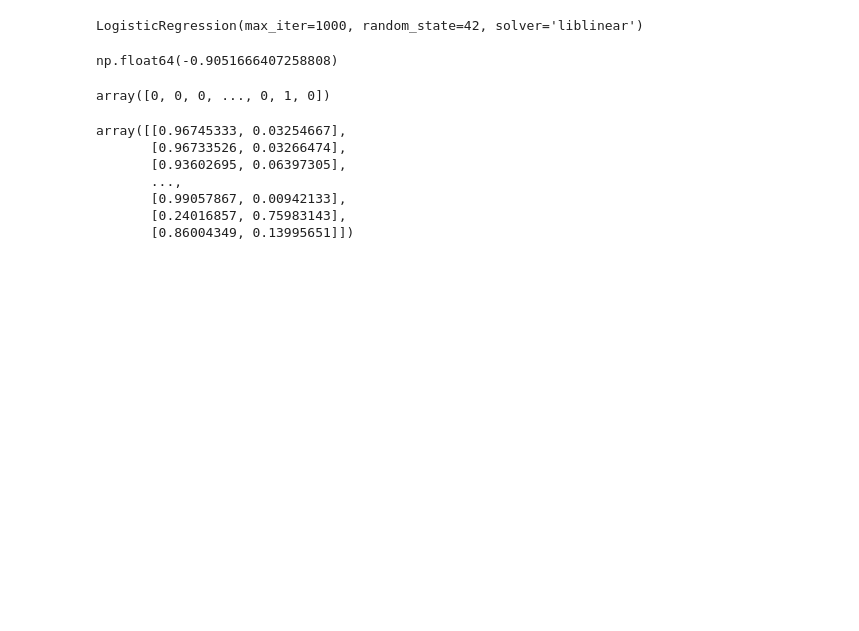
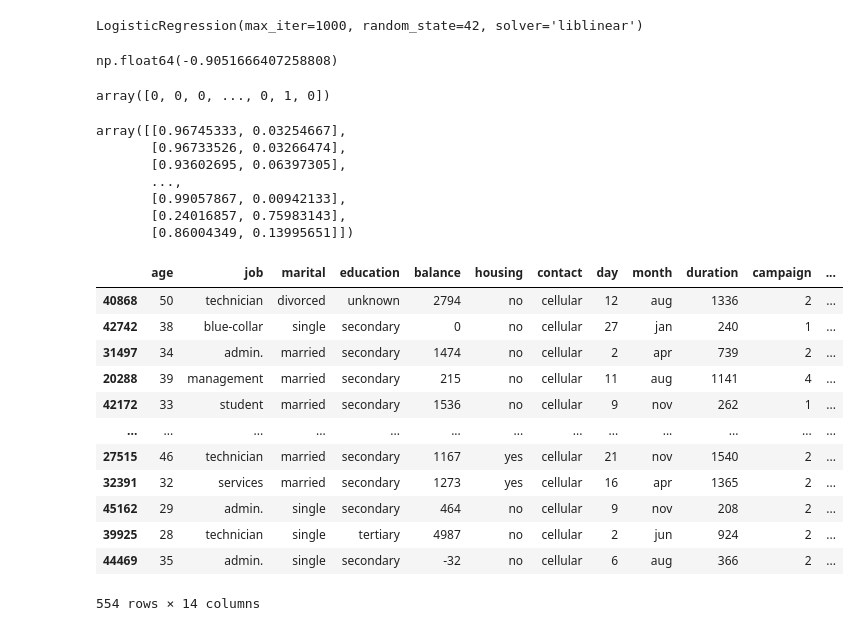
Before and after one commit to Davidmide02/mlzoomcamp_2024_assignments, a Jupyter notebook: classification_03/classification_03.ipynb, the cells around one changed output. Cells and saved outputs as stored; diff of their text form; code cells hidden in the pictures; blank space fills up the shorter version.

```diff
--- a/classification_03/classification_03.ipynb
+++ b/classification_03/classification_03.ipynb
@@ -577,3 +581,23 @@ array([[0.96745333, 0.03254667],
        [0.99057867, 0.00942133],
        [0.24016857, 0.75983143],
        [0.86004349, 0.13995651]])
+# %%
+y_pred = model.predict_proba(X_val)[:, 1]
+churn_decision = (y_pred >=0.5)
+# %%
+# details of people that would churn
+df_val[churn_decision]
+# %% [output]
+|  | age | job | marital | education | balance | housing | contact | day | month | duration | campaign | ... |
+| 40868 | 50 | technician | divorced | unknown | 2794 | no | cellular | 12 | aug | 1336 | 2 | ... |
+| 42742 | 38 | blue-collar | single | secondary | 0 | no | cellular | 27 | jan | 240 | 1 | ... |
+| 31497 | 34 | admin. | married | secondary | 1474 | no | cellular | 2 | apr | 739 | 2 | ... |
+| 20288 | 39 | management | married | secondary | 215 | no | cellular | 11 | aug | 1141 | 4 | ... |
+| 42172 | 33 | student | married | secondary | 1536 | no | cellular | 9 | nov | 262 | 1 | ... |
+| ... | ... | ... | ... | ... | ... | ... | ... | ... | ... | ... | ... | ... |
+| 27515 | 46 | technician | married | secondary | 1167 | yes | cellular | 21 | nov | 1540 | 2 | ... |
+| 32391 | 32 | services | married | secondary | 1273 | yes | cellular | 16 | apr | 1365 | 2 | ... |
+| 45162 | 29 | admin. | single | secondary | 464 | no | cellular | 9 | nov | 208 | 2 | ... |
+| 39925 | 28 | technician | single | tertiary | 4987 | no | cellular | 2 | jun | 924 | 2 | ... |
+| 44469 | 35 | admin. | single | secondary | -32 | no | cellular | 6 | aug | 366 | 2 | ... |
+554 rows × 14 columns
```
Also changed, not shown: parts of 7 cells of this notebook.
